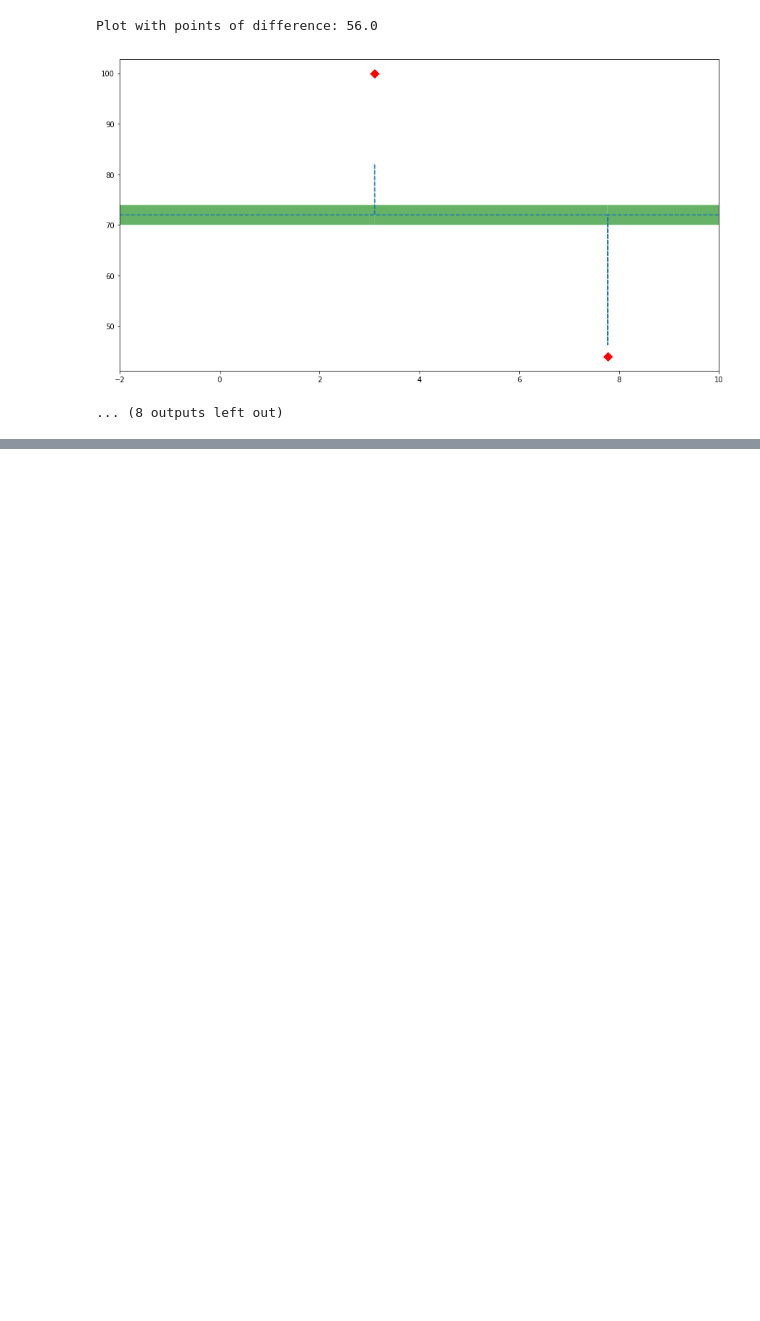
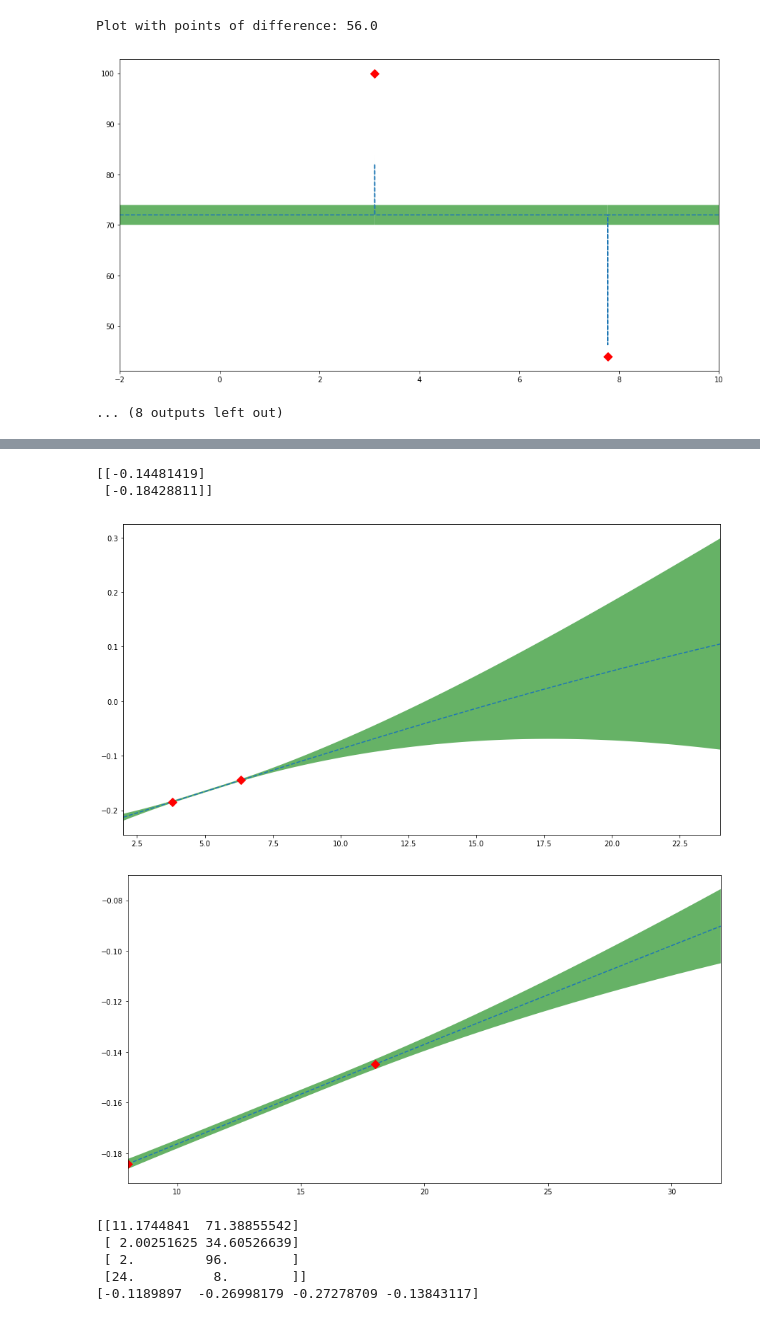
Before and after one commit to macintoshpie/testParsl, a Jupyter notebook: optTesting/GPTests.ipynb, the cells around one changed output, grey strips where cells are left out. Cells and saved outputs as stored; diff of their text form; code cells hidden in the pictures; blank space fills up the shorter version.

```diff
--- a/optTesting/GPTests.ipynb
+++ b/optTesting/GPTests.ipynb
@@ -357,0 +474,22 @@ Plot with points of difference: 56.0
+# %%
+# turning seconds into DAYS
+sec_per_day = 86400
+sec_per_halfday = sec_per_day / 2
+targ_obs_days = targ_obs / sec_per_day
+print(targ_obs_days)
+
+my_gp = GaussianProcessRegressor(
+    kernel=Matern(nu=2.5),
+    alpha=1e-6,
+    normalize_y=True,
+    n_restarts_optimizer=25,
+    random_state=bayes_opt.util.ensure_rng(None),
+)
+
+fitAndPlot(my_gp, cpu_obs, targ_obs_days, cpu_xrange)
+fitAndPlot(my_gp, mem_obs, targ_obs_days, mem_xrange)
+# %% [output]
+[[-0.14481419]
+ [-0.18428811]]
+[figure, added]
+[figure, added]
@@ -357,0 +514,9 @@ Plot with points of difference: 56.0
+# %%
+print(optimizer._space.params)
+print(optimizer._space.target)
+# %% [output]
+[[11.1744841  71.38855542]
+ [ 2.00251625 34.60526639]
+ [ 2.         96.        ]
+ [24.          8.        ]]
+[-0.1189897  -0.26998179 -0.27278709 -0.13843117]
```
Also changed, not shown: parts of 24 cells of this notebook, 3 other files.
